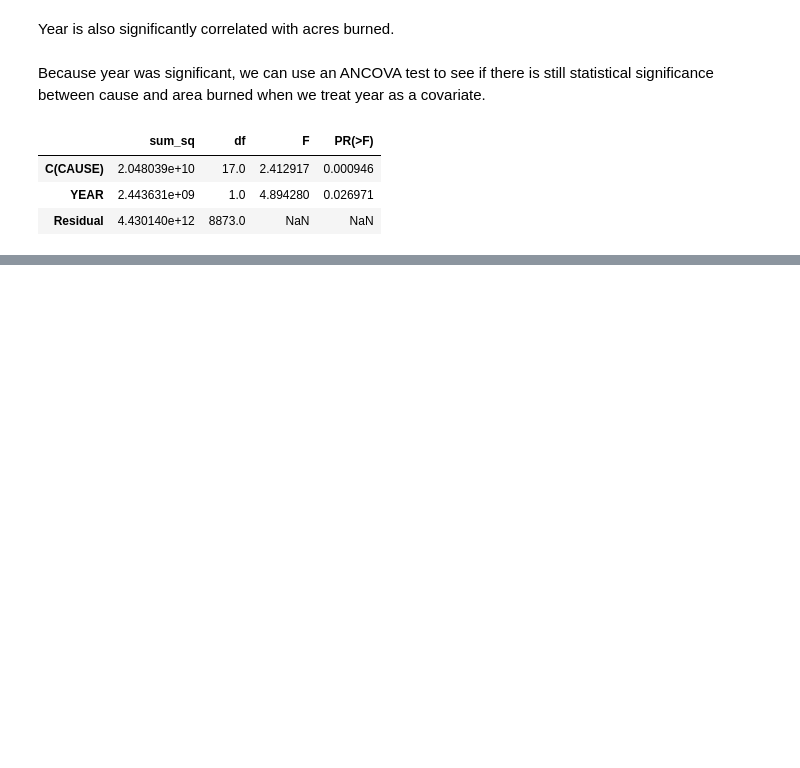
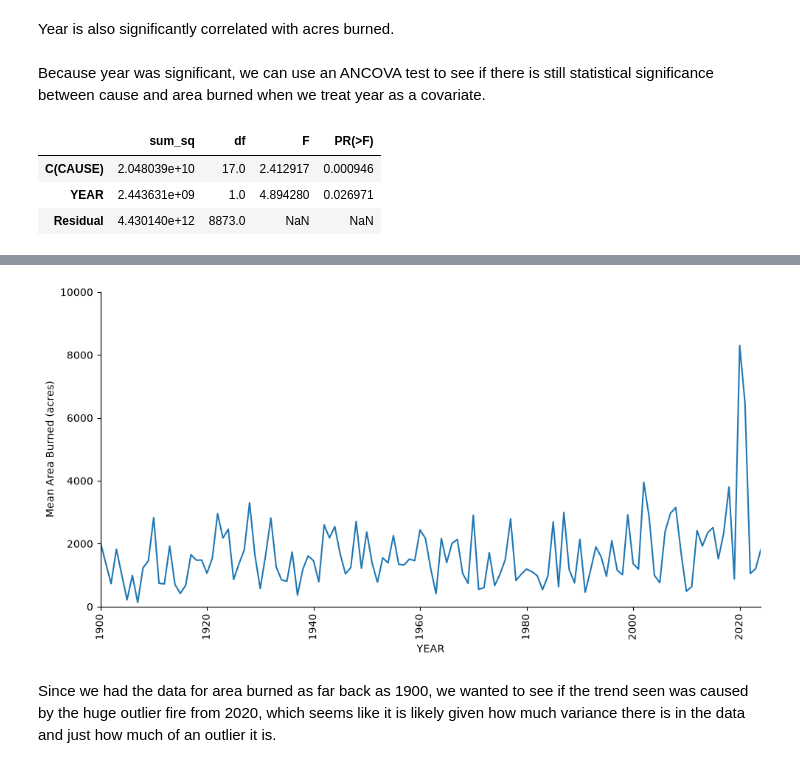
Before and after one commit to elwoodruff/NowellWernerWoodruff, a Jupyter notebook: scripts/dataanalysis.ipynb, the cells around one changed output, grey strips where cells are left out. Saved outputs shown, nothing was run; the diff lists cells and outputs as text; code cells hidden in the pictures; blank space fills up the shorter version.

Commit message:
Extended year data analysis

```diff
--- a/scripts/dataanalysis.ipynb
+++ b/scripts/dataanalysis.ipynb
@@ -213,0 +258,20 @@ ancova_table
+# %%
+#plotting year
+
+g = sns.relplot(
+            data=year_summary_long,
+            x='YEAR',
+            y='mean_area_burned',
+            kind='line',
+            aspect=2
+            ).tick_params(axis='x', labelrotation=90)
+
+g.set(
+    ylabel="Mean Area Burned (acres)",
+    xlim=(1900, 2024),
+    ylim = (0, 10000)
+);
+# %% [output]
+[figure, added]
+# %% [markdown]
+Since we had the data for area burned as far back as 1900, we wanted to see if the trend seen was caused by the huge outlier fire from 2020, which seems like it is likely given how much variance there is in the data and just how much of an outlier it is.
```
Also changed, not shown: parts of 1 cell of this notebook.
